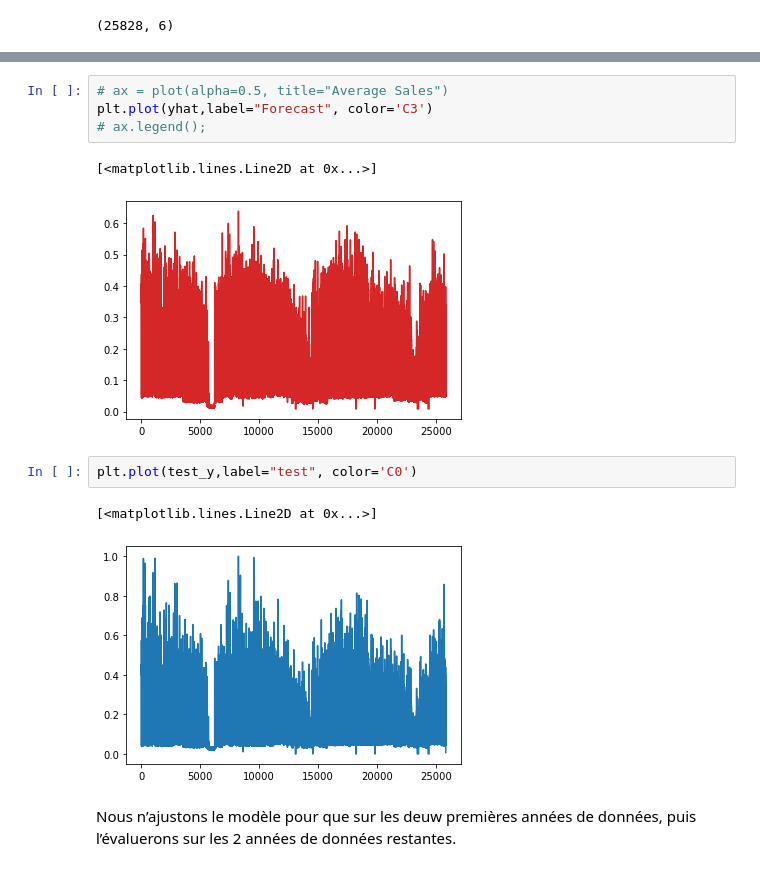
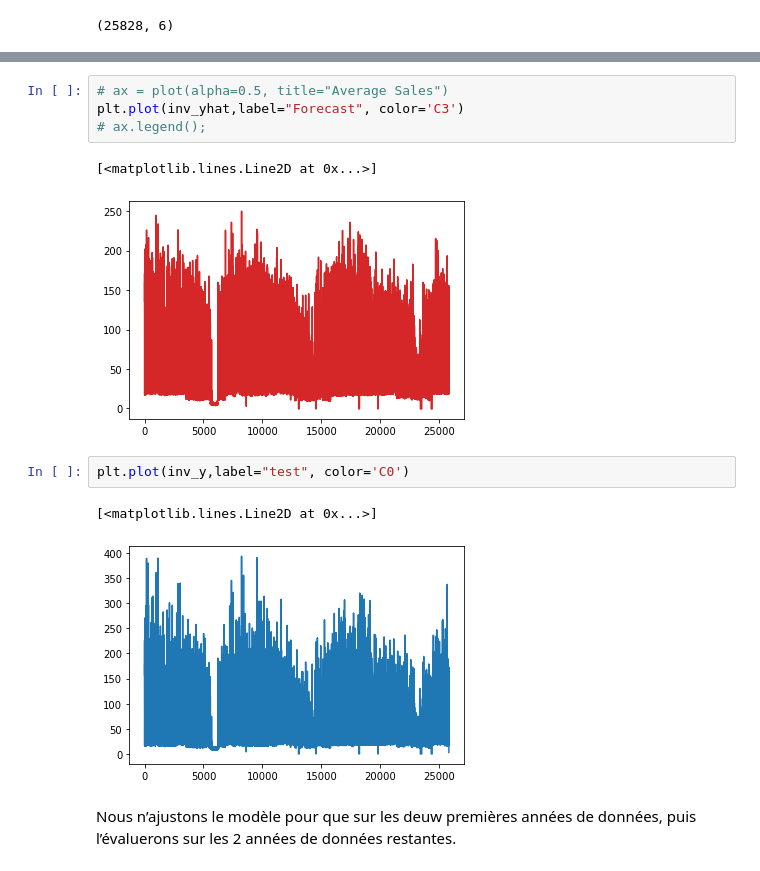
Before and after one commit to marianneSimplon/prevision_conso_energie, a Jupyter notebook: notebooks/EDA_plus_ML.ipynb, the cells around one changed output, grey strips where cells are left out. Saved outputs shown, nothing was run; the diff lists cells and outputs as text.

```diff
--- a/notebooks/EDA_plus_ML.ipynb
+++ b/notebooks/EDA_plus_ML.ipynb
@@ -519,15 +519,15 @@ array([[0.34716693],
 # %%
 # ax = plot(alpha=0.5, title="Average Sales")
-plt.plot(yhat,label="Forecast", color='C3')
+plt.plot(inv_yhat,label="Forecast", color='C3')
 # ax.legend();
 # %% [output]
 [<matplotlib.lines.Line2D at 0x...>]
-[figure, old version]
+[figure, new version]
 # %%
-plt.plot(test_y,label="test", color='C0')
+plt.plot(inv_y,label="test", color='C0')
 # %% [output]
 [<matplotlib.lines.Line2D at 0x...>]
-[figure, old version]
+[figure, new version]
 # %% [markdown]
 Nous n’ajustons le modèle pour que sur les deuw premières années de données, puis l’évaluerons sur les 2 années de données restantes.
 # %%
```
Also changed, not shown: parts of 18 cells of this notebook.
